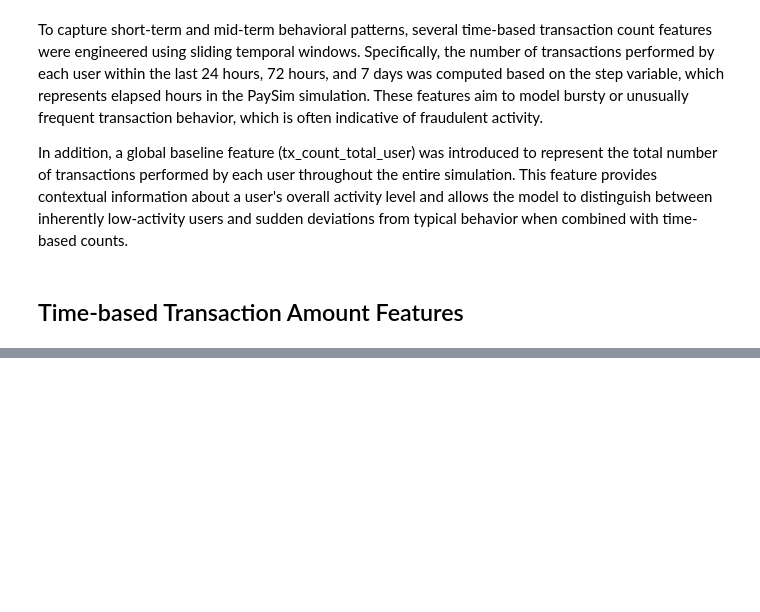
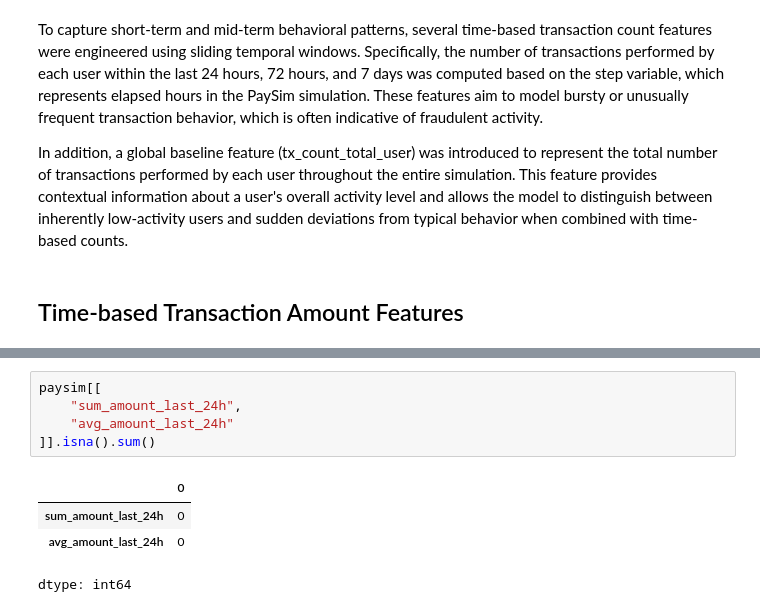
Before and after one commit to thisisehyas/Financial-Fraud-Detection-System, a Jupyter notebook: notebooks/feature_engineering.ipynb, the cells around one changed output, grey strips where cells are left out. Drawn from its saved outputs; the diff is of its cells as text; blank space fills up the shorter version.

```diff
--- a/notebooks/feature_engineering.ipynb
+++ b/notebooks/feature_engineering.ipynb
@@ -106,0 +138,10 @@ In addition, a global baseline feature (tx_count_total_user) was introduced to r
+# %%
+paysim[[
+    "sum_amount_last_24h",
+    "avg_amount_last_24h"
+]].isna().sum()
+# %% [output]
+|  | 0 |
+| sum_amount_last_24h | 0 |
+| avg_amount_last_24h | 0 |
+dtype: int64
```
Also changed, not shown: parts of 7 cells of this notebook.
